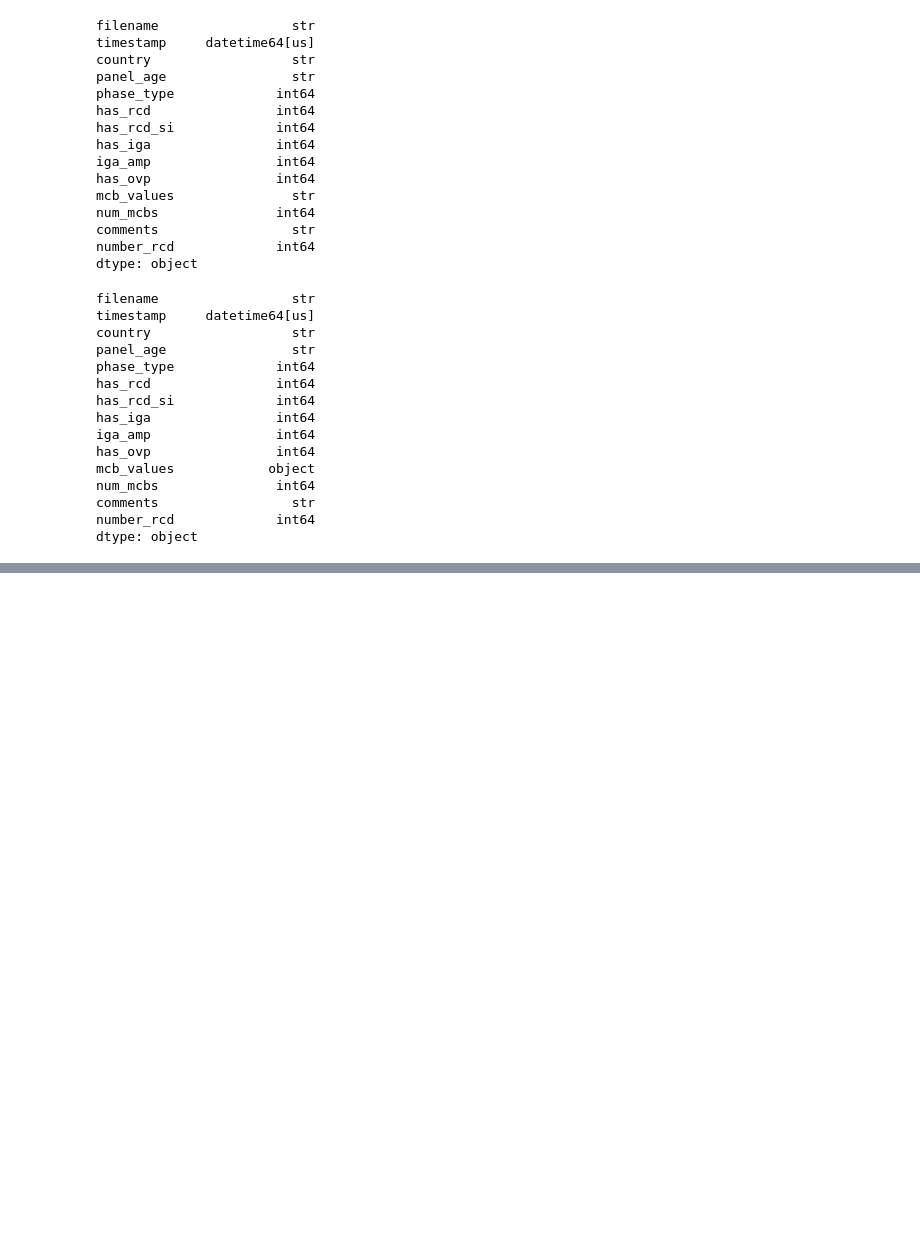
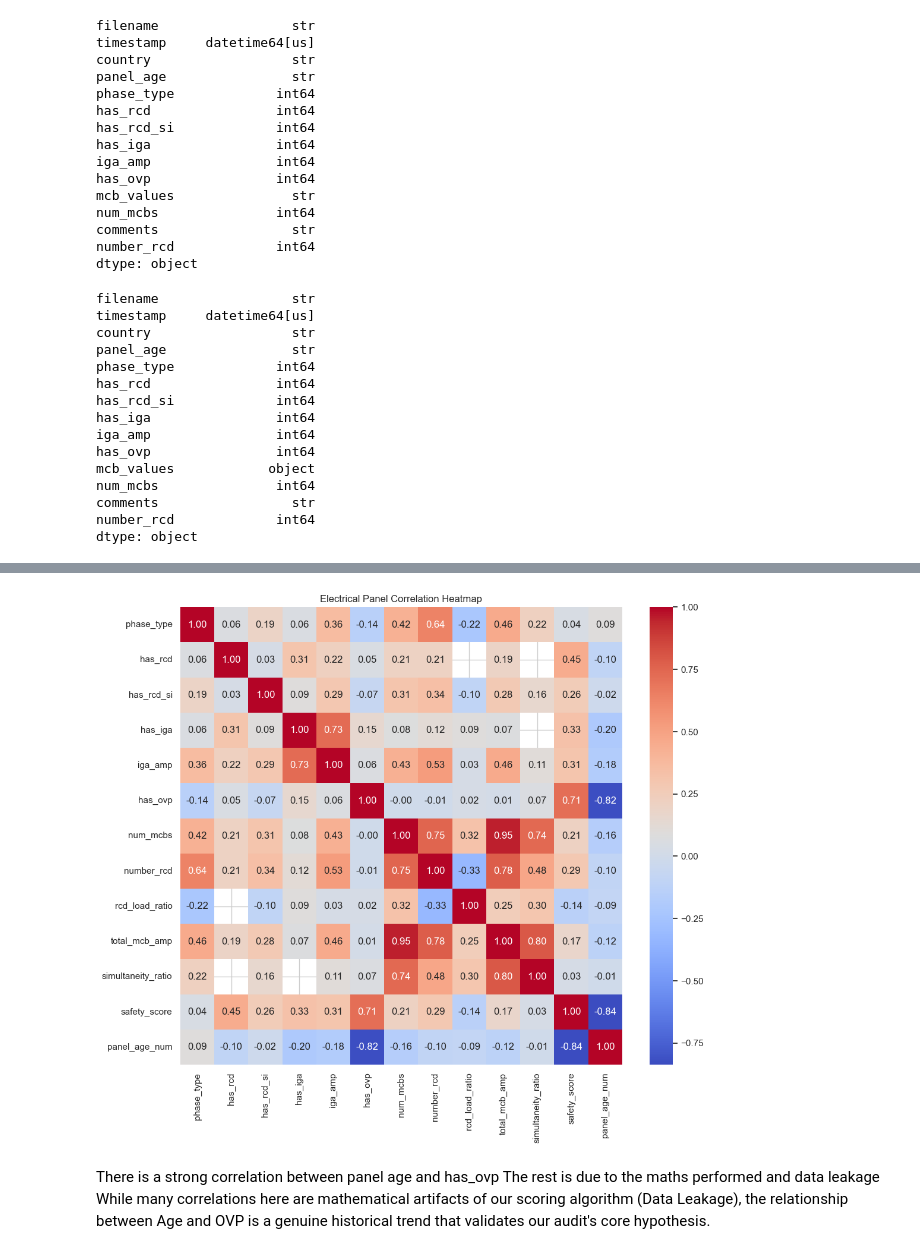
Before and after one commit to cerrmcneel/breaker-detection-project, a Jupyter notebook: datacleaning.ipynb, the cells around one changed output, grey strips where cells are left out. Saved outputs shown, nothing was run; the diff lists cells and outputs as text; code cells hidden in the pictures; blank space fills up the shorter version.

```diff
--- a/datacleaning.ipynb
+++ b/datacleaning.ipynb
@@ -125,0 +361,37 @@ Total panels analyzed: 51
+# %%
+# Can we move from rule based logic to predictive modeling?
+#lets see if there is any correlation between the features.
+
+#load cleaned data
+breakers_cln_scr = pd.read_csv(r'C:\ironhack\labs\breaker-detection-project\data\data\breaker_dataset_scored.csv')
+
+#first  map panel_age to numbers
+panel_age_mapping = {
+    '< 5 years': 1,
+    '5-10 years': 2,
+    '10-15 years': 3,
+    '15 years': 4,
+    '> 20 years': 5
+}
+
+breakers_cln_scr['panel_age_num'] = breakers_cln_scr['panel_age'].map(panel_age_mapping)
+
+
+
+# Select only numerical columns
+numerical_df = breakers_cln_scr.select_dtypes(include=['number'])
+
+# Calculate the matrix
+corr_matrix = numerical_df.corr()
+
+# Create the Heatmap
+plt.figure(figsize=(12, 10))
+sns.heatmap(corr_matrix, annot=True, cmap='coolwarm', fmt=".2f")
+plt.title('Electrical Panel Correlation Heatmap')
+plt.show()
+# %% [output]
+[figure, added]
+# %% [markdown]
+There is a strong correlation between panel age and has_ovp
+The rest is due to the maths performed and data leakage
+While many correlations here are mathematical artifacts of our scoring algorithm (Data Leakage), the relationship between Age and OVP is a genuine historical trend that validates our audit's core hypothesis.
```
Also changed, not shown: parts of 23 cells of this notebook, 8 other files.
